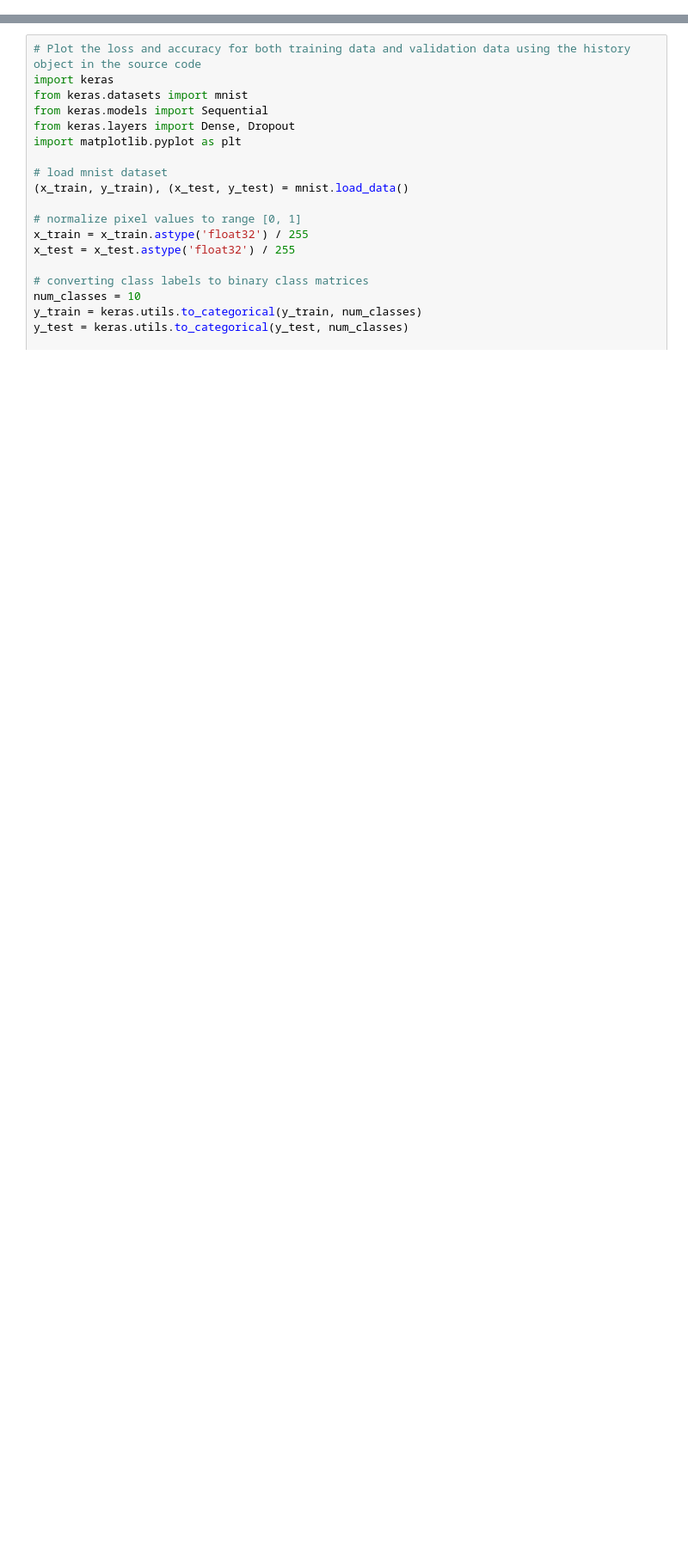
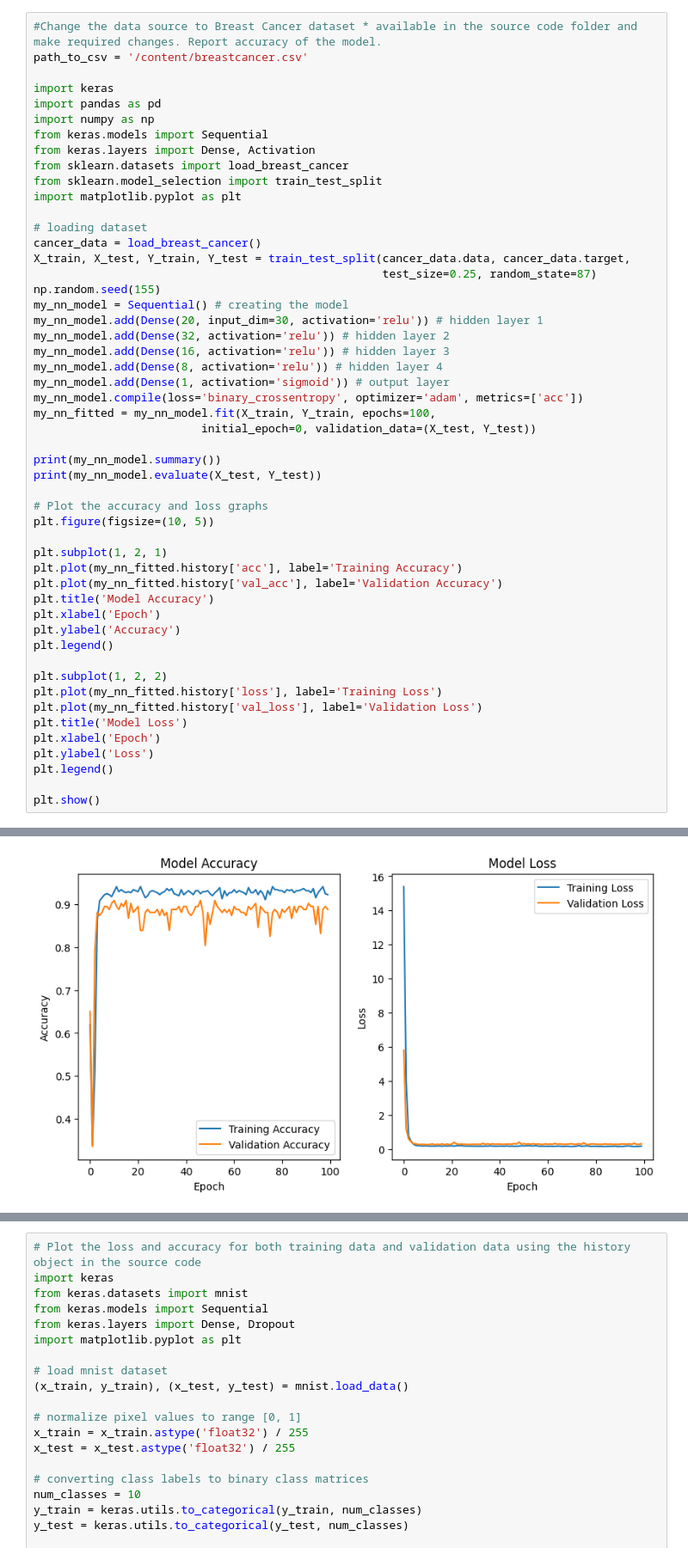
Before and after one commit to AkhilaBollepalli/ICP3, a Jupyter notebook: ICP3.ipynb, the cells around one changed output, grey strips where cells are left out. Shown at 86% size. Drawn from its saved outputs; the diff is of its cells as text; blank space fills up the shorter version.

```diff
--- a/ICP3.ipynb
+++ b/ICP3.ipynb
@@ -107,0 +70,52 @@ Test accuracy: 0.9635036587715149
+# %%
+#Change the data source to Breast Cancer dataset * available in the source code folder and make required changes. Report accuracy of the model.
+path_to_csv = '/content/breastcancer.csv'
+
+import keras
+import pandas as pd
+import numpy as np
+from keras.models import Sequential
+from keras.layers import Dense, Activation
+from sklearn.datasets import load_breast_cancer
+from sklearn.model_selection import train_test_split
+import matplotlib.pyplot as plt
+
+# loading dataset
+cancer_data = load_breast_cancer()
+X_train, X_test, Y_train, Y_test = train_test_split(cancer_data.data, cancer_data.target,
+                                                    test_size=0.25, random_state=87)
+np.random.seed(155)
+my_nn_model = Sequential() # creating the model
+my_nn_model.add(Dense(20, input_dim=30, activation='relu')) # hidden layer 1
+my_nn_model.add(Dense(32, activation='relu')) # hidden layer 2
+my_nn_model.add(Dense(16, activation='relu')) # hidden layer 3
+my_nn_model.add(Dense(8, activation='relu')) # hidden layer 4
+my_nn_model.add(Dense(1, activation='sigmoid')) # output layer
+my_nn_model.compile(loss='binary_crossentropy', optimizer='adam', metrics=['acc'])
+my_nn_fitted = my_nn_model.fit(X_train, Y_train, epochs=100,
+                         initial_epoch=0, validation_data=(X_test, Y_test))
+
+print(my_nn_model.summary())
+print(my_nn_model.evaluate(X_test, Y_test))
+
+# Plot the accuracy and loss graphs
+plt.figure(figsize=(10, 5))
+
+plt.subplot(1, 2, 1)
+plt.plot(my_nn_fitted.history['acc'], label='Training Accuracy')
+plt.plot(my_nn_fitted.history['val_acc'], label='Validation Accuracy')
+plt.title('Model Accuracy')
+plt.xlabel('Epoch')
+plt.ylabel('Accuracy')
+plt.legend()
+
+plt.subplot(1, 2, 2)
+plt.plot(my_nn_fitted.history['loss'], label='Training Loss')
+plt.plot(my_nn_fitted.history['val_loss'], label='Validation Loss')
+plt.title('Model Loss')
+plt.xlabel('Epoch')
+plt.ylabel('Loss')
+plt.legend()
+
+plt.show()
+# %% [output]
@@ -108,3 +139,4 @@ Test accuracy: 0.9635036587715149
+[figure, added]
 # %%
 # Normalize the data before feeding the data to the model and check how the normalization change your accuracy
 
```
Also changed, not shown: parts of 6 cells of this notebook.
